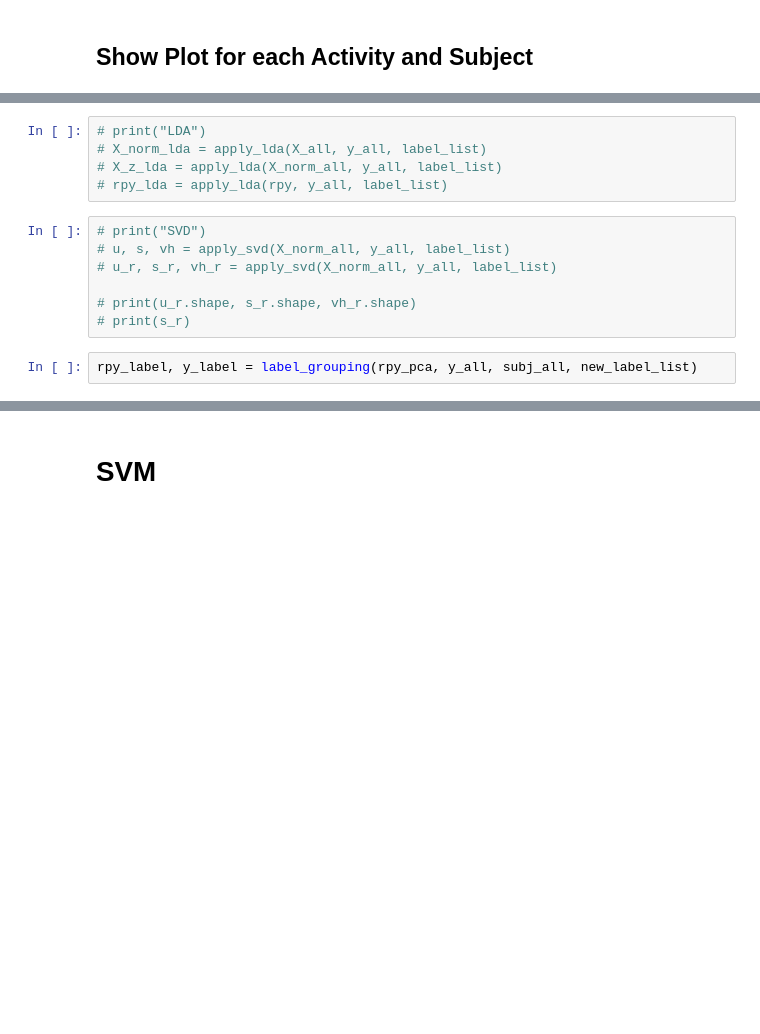
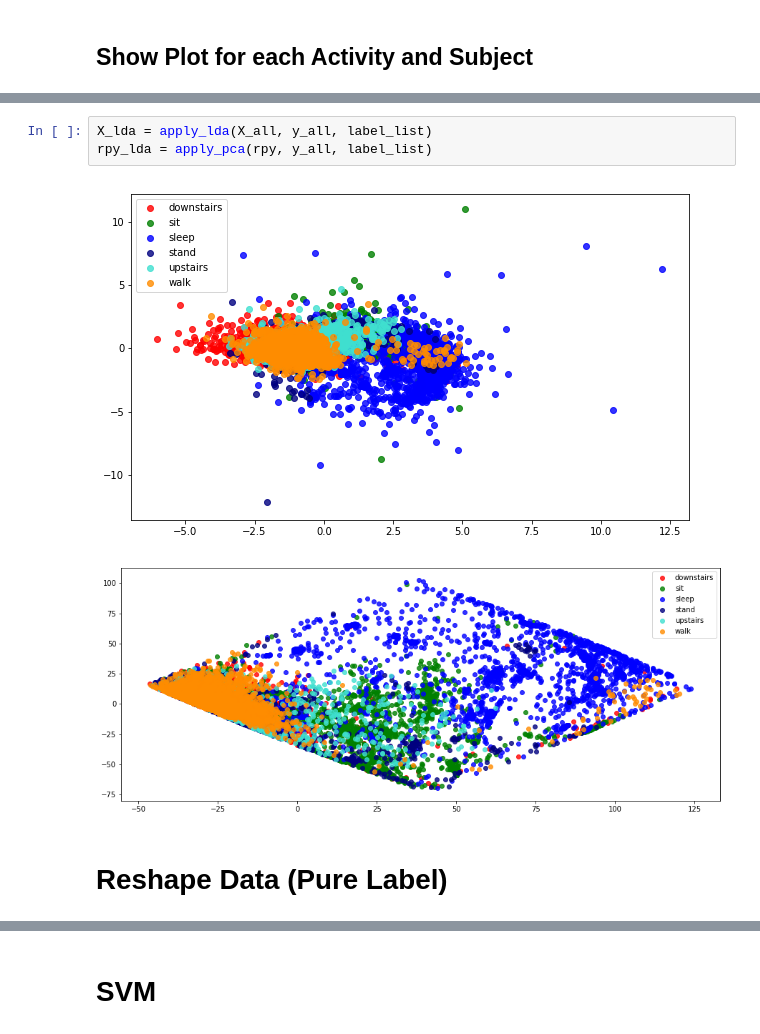
Before and after one commit to indykorpong/activity_classifier, a Jupyter notebook: DDC_run.ipynb, the cells around one changed output, grey strips where cells are left out. Drawn from its saved outputs; the diff is of its cells as text; blank space fills up the shorter version.

```diff
--- a/DDC_run.ipynb
+++ b/DDC_run.ipynb
@@ -108,17 +98,11 @@ PCA
 [figure]
 [figure]
 # %%
-# print("LDA")
-# X_norm_lda = apply_lda(X_all, y_all, label_list)
-# X_z_lda = apply_lda(X_norm_all, y_all, label_list)
-# rpy_lda = apply_lda(rpy, y_all, label_list)
+X_lda = apply_lda(X_all, y_all, label_list)
+rpy_lda = apply_pca(rpy, y_all, label_list)
+# %% [output]
+[figure, added]
+[figure, added]
-# %%
-# print("SVD")
-# u, s, vh = apply_svd(X_norm_all, y_all, label_list)
-# u_r, s_r, vh_r = apply_svd(X_norm_all, y_all, label_list)
-
-# print(u_r.shape, s_r.shape, vh_r.shape)
-# print(s_r)
-# %%
-rpy_label, y_label = label_grouping(rpy_pca, y_all, subj_all, new_label_list)
+# %% [markdown]
+# Reshape Data (Pure Label)
 # %%
```
Also changed, not shown: parts of 73 cells of this notebook, 6 other files.
